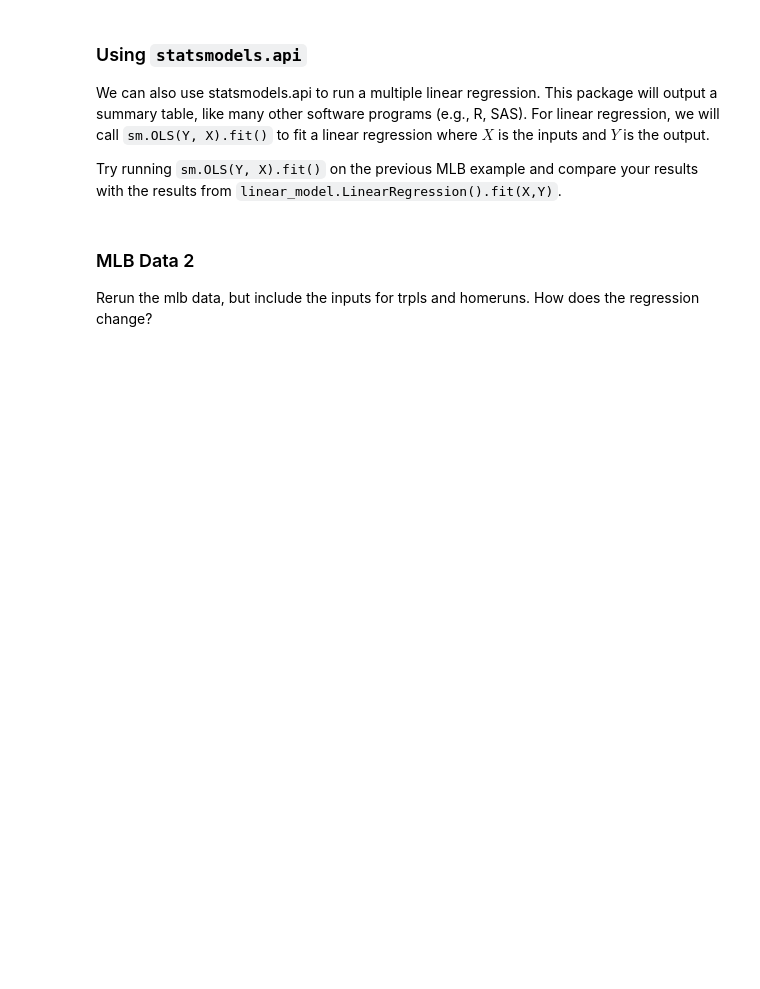
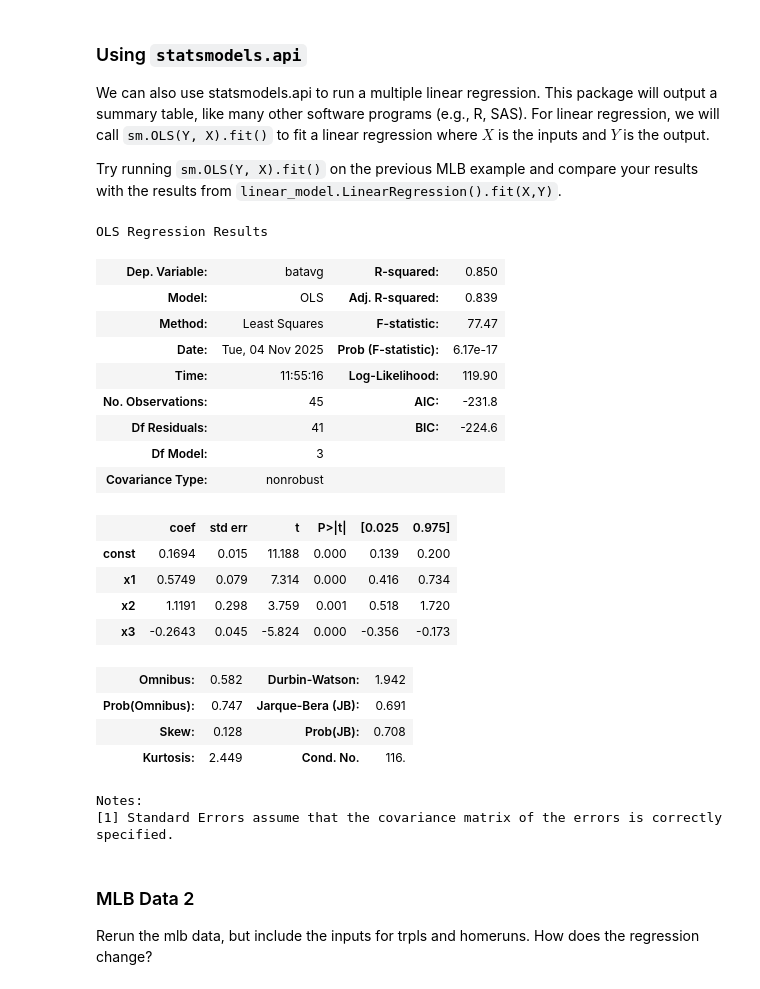
Before and after one commit to ethnwng/2025-t1-notes, a Jupyter notebook: MATH360/python_lectures/Lecture_17_2025W1.ipynb, the cells around one changed output. Saved outputs shown, nothing was run; the diff lists cells and outputs as text; code cells hidden in the pictures; blank space fills up the shorter version.

```diff
--- a/MATH360/python_lectures/Lecture_17_2025W1.ipynb
+++ b/MATH360/python_lectures/Lecture_17_2025W1.ipynb
@@ -94,6 +162,30 @@ We can also use statsmodels.api to run a multiple linear regression.  This packa
 Try running `sm.OLS(Y, X).fit()` on the previous MLB example and compare your results with the results from `linear_model.LinearRegression().fit(X,Y)`.
 # %%
 import statsmodels.api as sm
+# %%
+sm.OLS(y, X).fit().summary()
+# %% [output]
+OLS Regression Results
+| Dep. Variable: | batavg | R-squared: | 0.850 |
+| Model: | OLS | Adj. R-squared: | 0.839 |
+| Method: | Least Squares | F-statistic: | 77.47 |
+| Date: | Tue, 04 Nov 2025 | Prob (F-statistic): | 6.17e-17 |
+| Time: | 11:55:16 | Log-Likelihood: | 119.90 |
+| No. Observations: | 45 | AIC: | -231.8 |
+| Df Residuals: | 41 | BIC: | -224.6 |
+| Df Model: | 3 |  |  |
+| Covariance Type: | nonrobust |  |  |
+|  | coef | std err | t | P>|t| | [0.025 | 0.975] |
+| const | 0.1694 | 0.015 | 11.188 | 0.000 | 0.139 | 0.200 |
+| x1 | 0.5749 | 0.079 | 7.314 | 0.000 | 0.416 | 0.734 |
+| x2 | 1.1191 | 0.298 | 3.759 | 0.001 | 0.518 | 1.720 |
+| x3 | -0.2643 | 0.045 | -5.824 | 0.000 | -0.356 | -0.173 |
+| Omnibus: | 0.582 | Durbin-Watson: | 1.942 |
+| Prob(Omnibus): | 0.747 | Jarque-Bera (JB): | 0.691 |
+| Skew: | 0.128 | Prob(JB): | 0.708 |
+| Kurtosis: | 2.449 | Cond. No. | 116. |
+Notes:
+[1] Standard Errors assume that the covariance matrix of the errors is correctly specified.
 # %% [markdown]
 ### MLB Data 2
 
```
Also changed, not shown: parts of 10 cells of this notebook, 40 other files.
